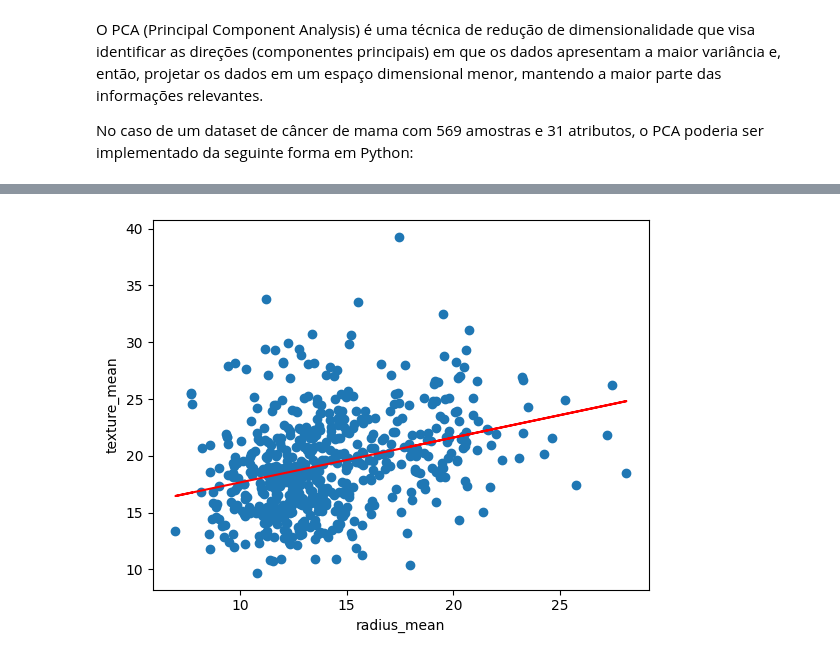
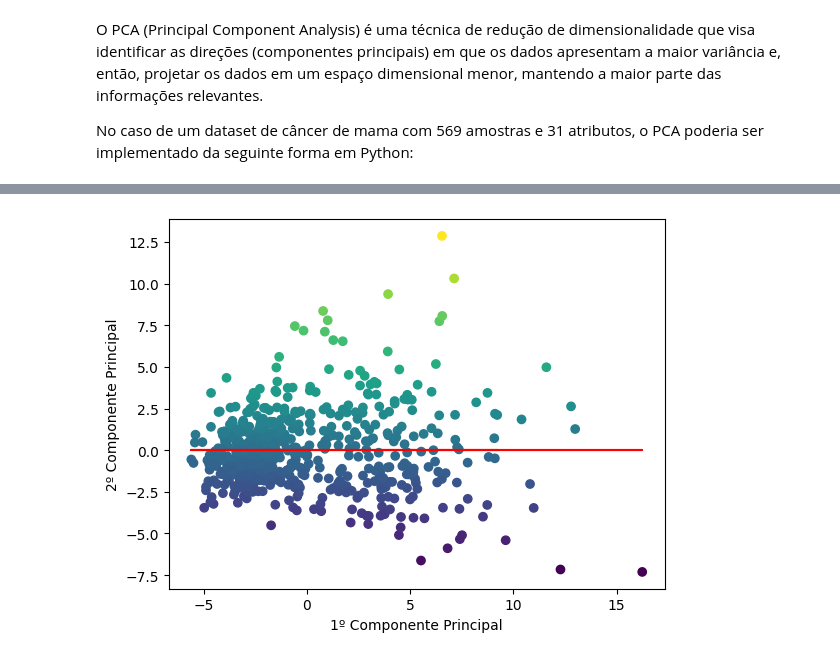
Before and after one commit to Gus-1003/DataScience, a Jupyter notebook: Análise_Dataset_Câncer-de-Mama/Analise_Dataset_Cancer_de_Mama.ipynb, the cells around one changed output, grey strips where cells are left out. Cells and saved outputs as stored; diff of their text form; code cells hidden in the pictures.

```diff
--- a/Análise_Dataset_Câncer-de-Mama/Analise_Dataset_Cancer_de_Mama.ipynb
+++ b/Análise_Dataset_Câncer-de-Mama/Analise_Dataset_Cancer_de_Mama.ipynb
@@ -437,0 +423,3 @@ Analise da coluna fractal_dimension_worst: 4.27853872670188e-06
+# %%
+pca = PCA(n_components=2)
+pca
@@ -437,0 +428,3 @@ Analise da coluna fractal_dimension_worst: 4.27853872670188e-06
+# %%
+# Aplicar o PCA nos dados normalizados
+pca.fit(x)
@@ -438 +481,7 @@ Analise da coluna fractal_dimension_worst: 4.27853872670188e-06
+# %%
+pca1 = pca.transform(x)[:,0]
+pca2 = pca.transform(x)[:,1]
+# %%
+casos_normais["PCA1"] = pca1
+casos_normais["PCA2"] = pca2
 # %%
@@ -472,22 +513,22 @@ for column in casos_normais.select_dtypes(include=['float', 'int']).columns:
 # %%
 # seleciona os atributos que deseja plotar
-x = casos["radius_mean"]
-y = casos["texture_mean"]
+x = casos_normais["PCA1"]
+y = casos_normais["PCA2"]
 
 # calcula a linha de tendência
 m, b = np.polyfit(x, y, 1)
 
 # plota os pontos
-plt.scatter(x, y)
+plt.scatter(x, y, c=y)
 
 # plota a linha de tendência
 plt.plot(x, m*x + b, color="red")
 
 # define os rótulos dos eixos x e y
-plt.xlabel("radius_mean")
-plt.ylabel("texture_mean")
+plt.xlabel("1º Componente Principal")
+plt.ylabel("2º Componente Principal")
 
 # exibe o gráfico
 plt.show()
 # %% [output]
-[figure, old version]
+[figure, new version]
```
Also changed, not shown: parts of 19 cells of this notebook.
